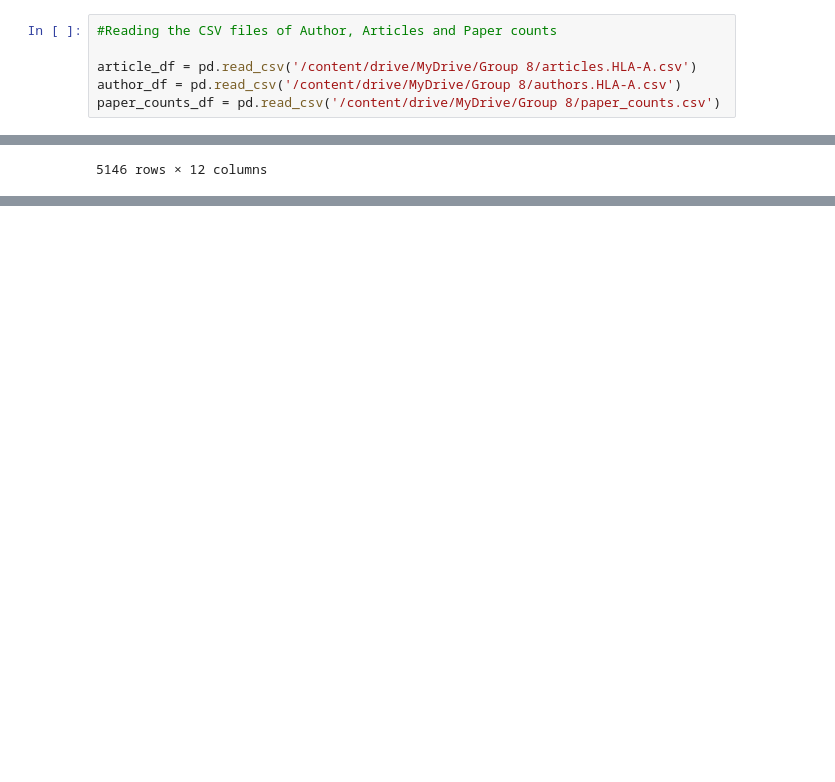
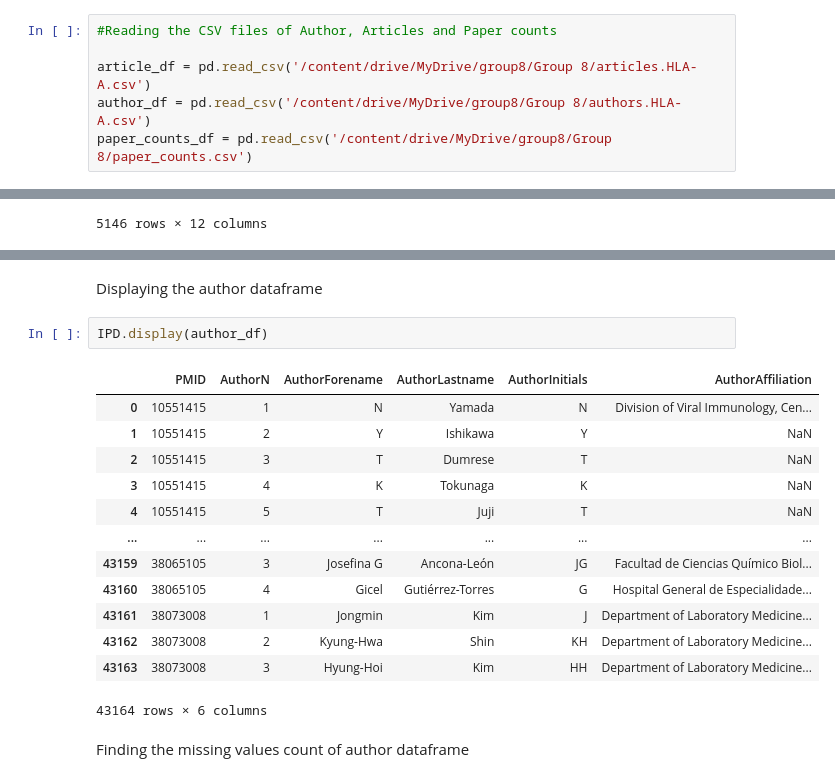
Before and after one commit to catcarroll98/skills-assessment-2, a Jupyter notebook: skillspresentation.ipynb, the cells around one changed output, grey strips where cells are left out. Drawn from its saved outputs; the diff is of its cells as text; blank space fills up the shorter version.

```diff
--- a/skillspresentation.ipynb
+++ b/skillspresentation.ipynb
@@ -13,9 +15,9 @@ import IPython.display as IPD
 # %%
 #Reading the CSV files of Author, Articles and Paper counts
 
-article_df = pd.read_csv('/content/drive/MyDrive/Group 8/articles.HLA-A.csv')
-author_df = pd.read_csv('/content/drive/MyDrive/Group 8/authors.HLA-A.csv')
-paper_counts_df = pd.read_csv('/content/drive/MyDrive/Group 8/paper_counts.csv')
+article_df = pd.read_csv('/content/drive/MyDrive/group8/Group 8/articles.HLA-A.csv')
+author_df = pd.read_csv('/content/drive/MyDrive/group8/Group 8/authors.HLA-A.csv')
+paper_counts_df = pd.read_csv('/content/drive/MyDrive/group8/Group 8/paper_counts.csv')
 # %%
 IPD.display(article_df)
 # %% [output]
@@ -55,0 +142,20 @@ IPD.display(article_df)
+# %% [markdown]
+Displaying the author dataframe
+# %%
+IPD.display(author_df)
+# %% [output]
+|  | PMID | AuthorN | AuthorForename | AuthorLastname | AuthorInitials | AuthorAffiliation |
+| 0 | 10551415 | 1 | N | Yamada | N | Division of Viral Immunology, Cen... |
+| 1 | 10551415 | 2 | Y | Ishikawa | Y | NaN |
+| 2 | 10551415 | 3 | T | Dumrese | T | NaN |
+| 3 | 10551415 | 4 | K | Tokunaga | K | NaN |
+| 4 | 10551415 | 5 | T | Juji | T | NaN |
+| ... | ... | ... | ... | ... | ... | ... |
+| 43159 | 38065105 | 3 | Josefina G | Ancona-León | JG | Facultad de Ciencias Químico Biol... |
+| 43160 | 38065105 | 4 | Gicel | Gutiérrez-Torres | G | Hospital General de Especialidade... |
+| 43161 | 38073008 | 1 | Jongmin | Kim | J | Department of Laboratory Medicine... |
+| 43162 | 38073008 | 2 | Kyung-Hwa | Shin | KH | Department of Laboratory Medicine... |
+| 43163 | 38073008 | 3 | Hyung-Hoi | Kim | HH | Department of Laboratory Medicine... |
+43164 rows × 6 columns
+# %% [markdown]
+Finding the missing values count of author dataframe
```
Also changed, not shown: parts of 18 cells of this notebook.
